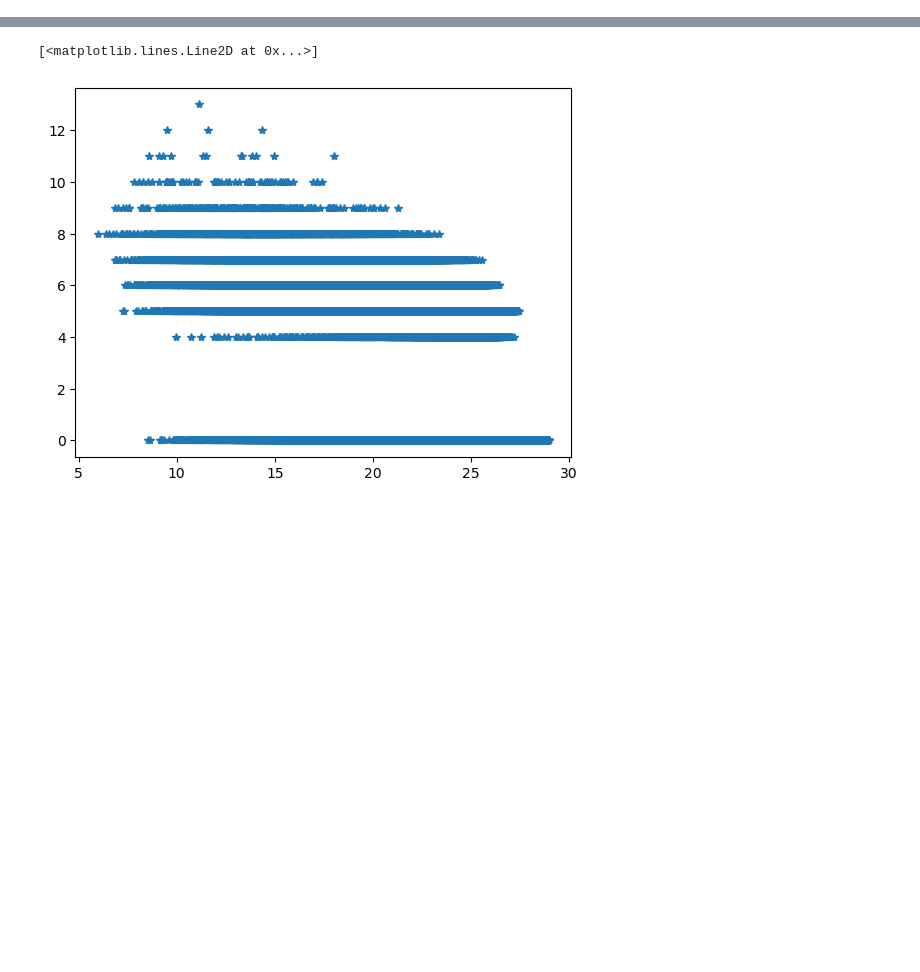
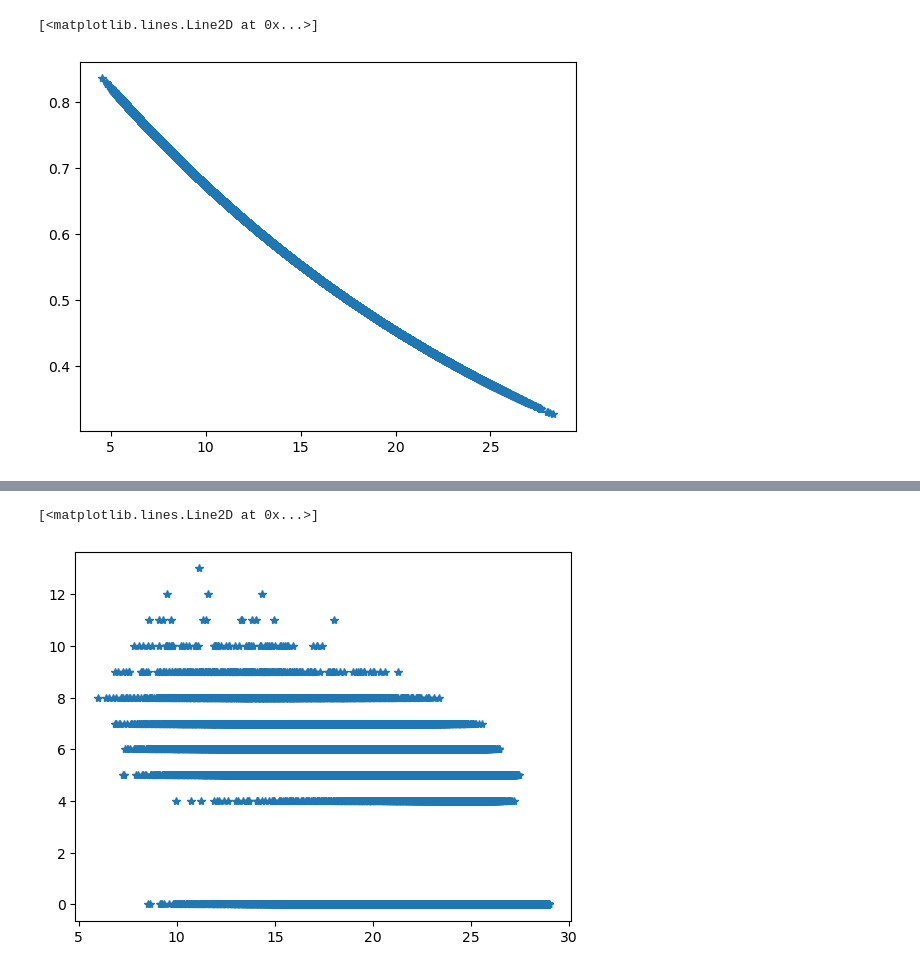
Before and after one commit to jprendi/thesis, a Jupyter notebook: playground2.ipynb, the cells around one changed output, grey strips where cells are left out. Saved outputs shown, nothing was run; the diff lists cells and outputs as text; code cells hidden in the pictures; blank space fills up the shorter version.

```diff
--- a/playground2.ipynb
+++ b/playground2.ipynb
@@ -14,2 +99,9 @@ model = pickle.load(open(CV[0], 'rb'))
+# %%
+depth_anom = model.predict(BB, output="avg_depth")
+score_anom = model.predict(BB, output="score")
+plt.plot(depth_anom, score_anom, '*')
+# %% [output]
+[<matplotlib.lines.Line2D at 0x...>]
+[figure, added]
 # %%
 depth = model.predict(x_test, output="avg_depth")
```
Also changed, not shown: parts of 15 cells of this notebook, 5 other files.
